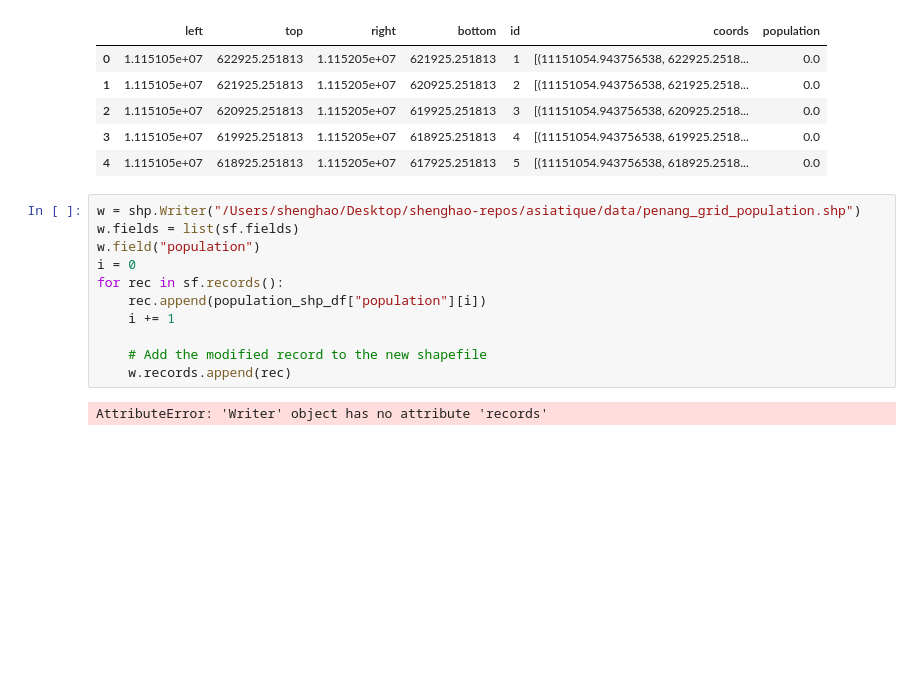
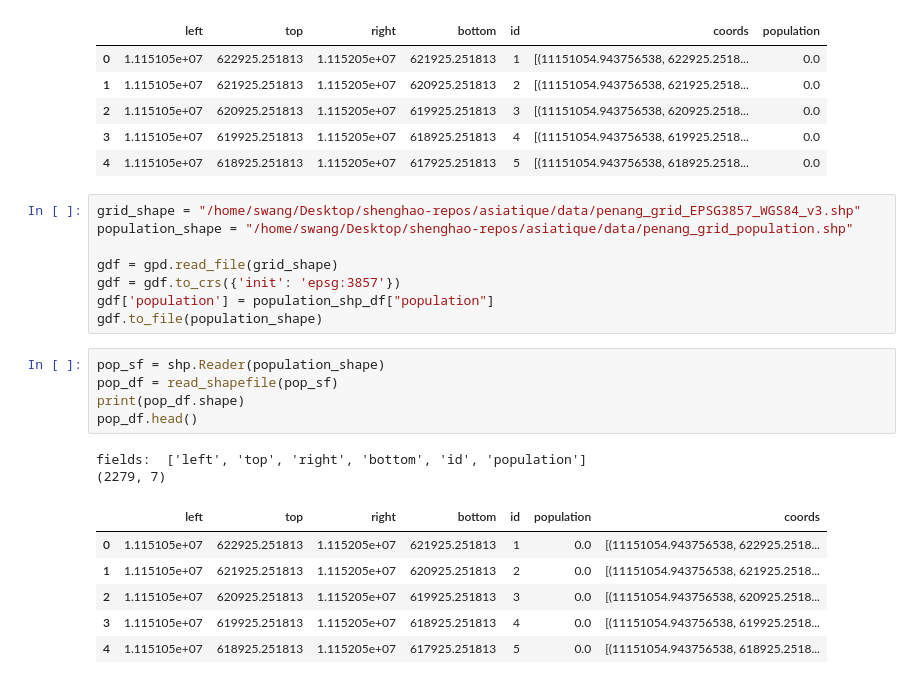
Before and after one commit to shenghaowang/asiatique, a Jupyter notebook: Penang.ipynb, the cells around one changed output. Drawn from its saved outputs; the diff is of its cells as text; blank space fills up the shorter version.

Commit message:
Export shape file of grid layer with population

```diff
--- a/Penang.ipynb
+++ b/Penang.ipynb
@@ -204,16 +208,25 @@ population_shp_df.head()
 | 2 | 1.115105e+07 | 620925.251813 | 1.115205e+07 | 619925.251813 | 3 | [(11151054.943756538, 620925.2518... | 0.0 |
 | 3 | 1.115105e+07 | 619925.251813 | 1.115205e+07 | 618925.251813 | 4 | [(11151054.943756538, 619925.2518... | 0.0 |
 | 4 | 1.115105e+07 | 618925.251813 | 1.115205e+07 | 617925.251813 | 5 | [(11151054.943756538, 618925.2518... | 0.0 |
-# %%
-w = shp.Writer("/Users/shenghao/Desktop/shenghao-repos/asiatique/data/penang_grid_population.shp")
-w.fields = list(sf.fields)
-w.field("population")
-i = 0
-for rec in sf.records():
-    rec.append(population_shp_df["population"][i])
-    i += 1
-
-    # Add the modified record to the new shapefile
-    w.records.append(rec)
-# %% [output]
-AttributeError: 'Writer' object has no attribute 'records'
+# %%
+grid_shape = "/home/swang/Desktop/shenghao-repos/asiatique/data/penang_grid_EPSG3857_WGS84_v3.shp"
+population_shape = "/home/swang/Desktop/shenghao-repos/asiatique/data/penang_grid_population.shp"
+
+gdf = gpd.read_file(grid_shape)
+gdf = gdf.to_crs({'init': 'epsg:3857'})
+gdf['population'] = population_shp_df["population"]
+gdf.to_file(population_shape)
+# %%
+pop_sf = shp.Reader(population_shape)
+pop_df = read_shapefile(pop_sf)
+print(pop_df.shape)
+pop_df.head()
+# %% [output]
+fields:  ['left', 'top', 'right', 'bottom', 'id', 'population']
+(2279, 7)
+|  | left | top | right | bottom | id | population | coords |
+| 0 | 1.115105e+07 | 622925.251813 | 1.115205e+07 | 621925.251813 | 1 | 0.0 | [(11151054.943756538, 622925.2518... |
+| 1 | 1.115105e+07 | 621925.251813 | 1.115205e+07 | 620925.251813 | 2 | 0.0 | [(11151054.943756538, 621925.2518... |
+| 2 | 1.115105e+07 | 620925.251813 | 1.115205e+07 | 619925.251813 | 3 | 0.0 | [(11151054.943756538, 620925.2518... |
+| 3 | 1.115105e+07 | 619925.251813 | 1.115205e+07 | 618925.251813 | 4 | 0.0 | [(11151054.943756538, 619925.2518... |
+| 4 | 1.115105e+07 | 618925.251813 | 1.115205e+07 | 617925.251813 | 5 | 0.0 | [(11151054.943756538, 618925.2518... |
```
Also changed, not shown: parts of 6 cells of this notebook, 5 other files.
